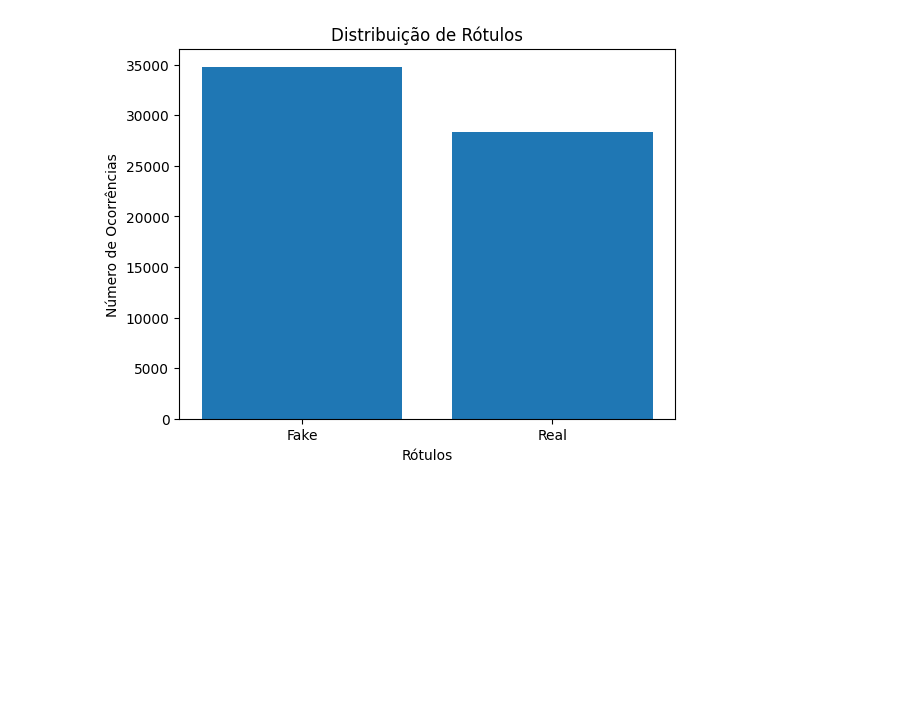
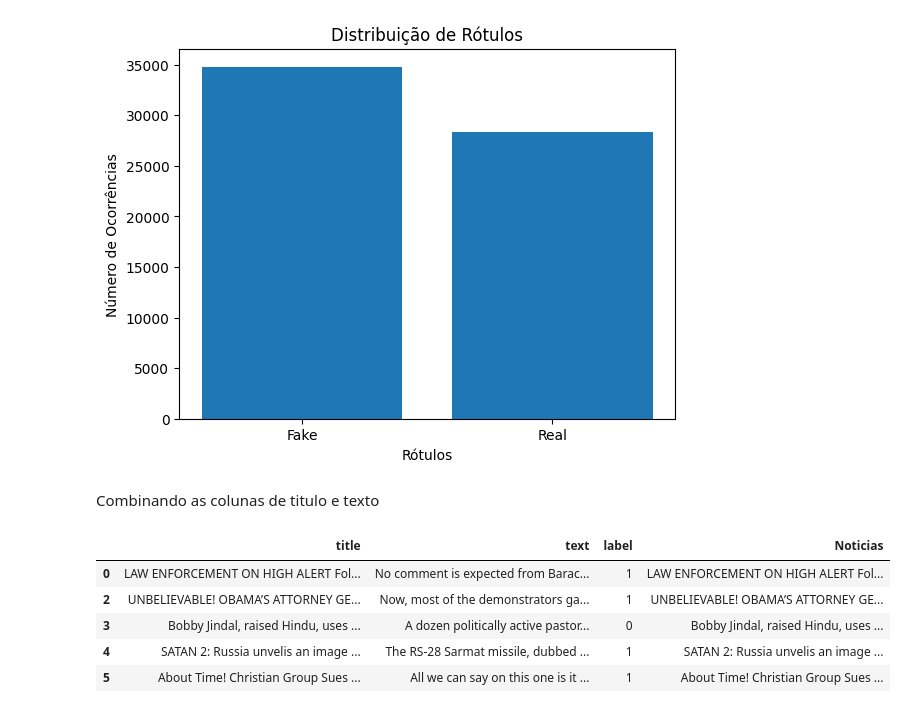
Before and after one commit to caikedomingues/curso-de-machine-learning-do-canal-universo-discreto, a Jupyter notebook: FakeNewsTF-IDF.ipynb, the cells around one changed output. Cells and saved outputs as stored; diff of their text form; code cells hidden in the pictures; blank space fills up the shorter version.

```diff
--- a/FakeNewsTF-IDF.ipynb
+++ b/FakeNewsTF-IDF.ipynb
@@ -166,5 +187,38 @@ plt.xticks([0, 1], ['Fake', 'Real'])
 plt.show()
 # %% [output]
 [figure]
+# %% [markdown]
+Combinando as colunas de titulo e texto
 # %%
+# Import da classe TfidfVectorizer do módulo feature_extraction.text
+# da biblioteca sklearn que tem como objetivo criar o modelo TF-IDF.
 from sklearn.feature_extraction.text import TfidfVectorizer
+
+# base_de_dados['Noticias']: Irá criar uma nova coluna na base de dados
+# que irá conter os valores das 2 colunas(title e text).
+
+# pd.concat: Função da biblioteca pandas que tem como objetivo
+# concantenar (juntar) os valores de 2 ou mais colunas. A função
+# irá receber como argumento: base_de_dados['title'](valores da coluna
+# title) e base_de_dados['text'](valores da coluna text).
+
+# axis=1: Indica que estamos concatenando colunas.
+
+# apply: Serve para aplicar funções em cada linha da Série criada
+
+# lambda x ' '.join(x): É a função lambda aplicada. Para cada linha
+# (representada por x), ela pega o titulo e o texto e os junta em
+# uma única string, separada por um  espaço (dessa maneira, o TF-IDF
+# poderá avaliar os pesos das palavras).
+base_de_dados['Noticias'] = pd.concat([base_de_dados['title'], base_de_dados['text']], axis=1).apply(lambda x: ' '.join(x), axis=1)
+
+# Irá mostrar as 5 primeiras linhas da base de dados com a nova coluna
+# criada
+base_de_dados.head()
+# %% [output]
+|  | title | text | label | Noticias |
+| 0 | LAW ENFORCEMENT ON HIGH ALERT Fol... | No comment is expected from Barac... | 1 | LAW ENFORCEMENT ON HIGH ALERT Fol... |
+| 2 | UNBELIEVABLE! OBAMA’S ATTORNEY GE... | Now, most of the demonstrators ga... | 1 | UNBELIEVABLE! OBAMA’S ATTORNEY GE... |
+| 3 | Bobby Jindal, raised Hindu, uses ... | A dozen politically active pastor... | 0 | Bobby Jindal, raised Hindu, uses ... |
+| 4 | SATAN 2: Russia unvelis an image ... | The RS-28 Sarmat missile, dubbed ... | 1 | SATAN 2: Russia unvelis an image ... |
+| 5 | About Time! Christian Group Sues ... | All we can say on this one is it ... | 1 | About Time! Christian Group Sues ... |
```
Also changed, not shown: parts of 24 cells of this notebook.
